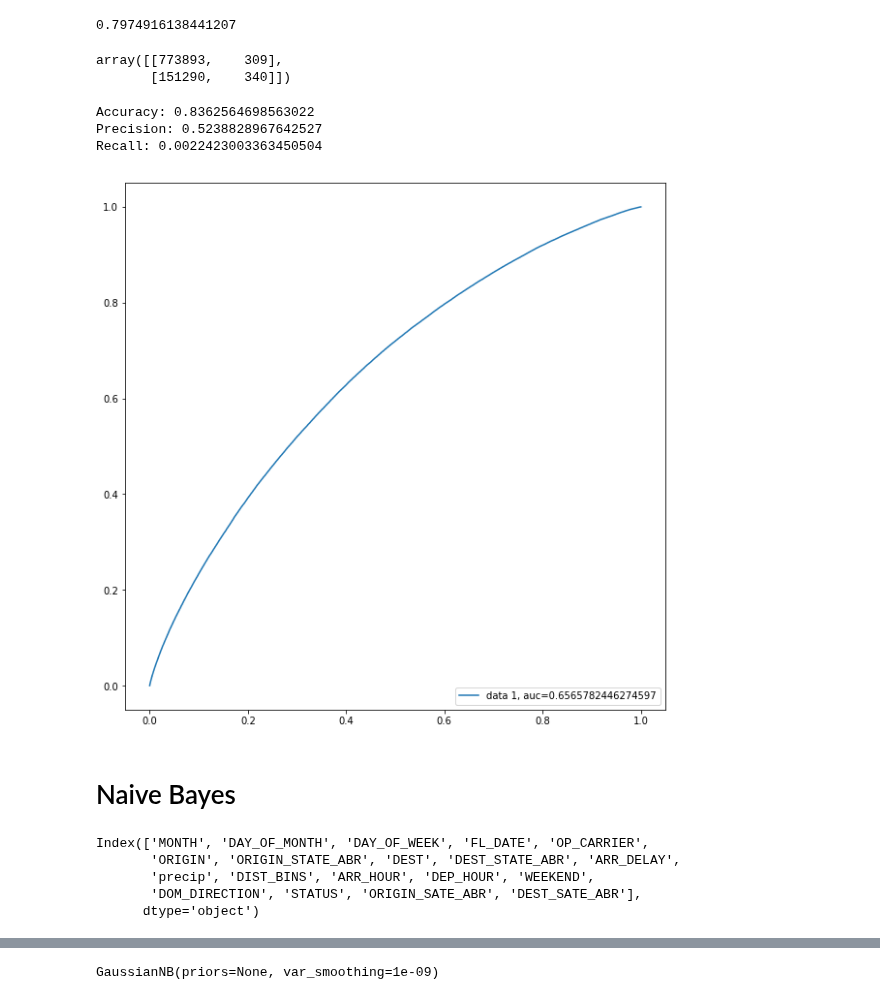
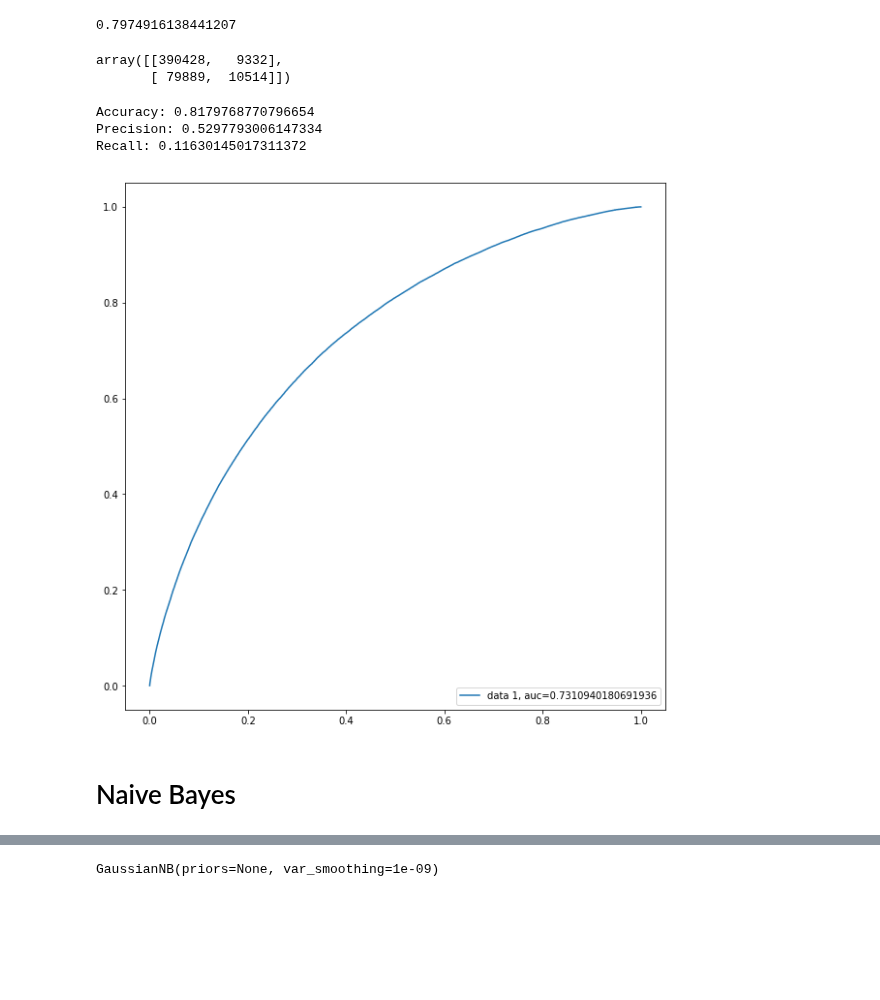
Before and after one commit to dmitriykats1/Springboard, a Jupyter notebook: Capstone1/Modeling.ipynb, the cells around one changed output, grey strips where cells are left out. Cells and saved outputs as stored; diff of their text form; code cells hidden in the pictures; blank space fills up the shorter version.

```diff
--- a/Capstone1/Modeling.ipynb
+++ b/Capstone1/Modeling.ipynb
@@ -662,9 +859,11 @@ X=X_final
+# %%
+X_log_reg=log_reg.drop(columns='STATUS')
 # %%
-Xlr, Xtestlr, ylr, ytestlr = train_test_split(X, y, test_size=0.3, random_state=5)
+Xlr, Xtestlr, ylr, ytestlr = train_test_split(X_log_reg, y_log_reg, test_size=0.2, random_state=42)
 # %%
-clf = LogisticRegression(solver='liblinear')
+clf_lr = LogisticRegression(solver='liblinear')
 # %%
-clf.fit(Xlr, ylr)
+clf_lr.fit(Xlr, ylr)
 # %% [output]
 LogisticRegression(C=1.0, class_weight=None, dual=False, fit_intercept=True,
           intercept_scaling=1, max_iter=100, multi_class='warn',
@@ -694,39 +893,31 @@ print(score)
 0.7974916138441207
 # %%
 from sklearn import metrics
-cnf_matrix = metrics.confusion_matrix(ytestlr, y_pred)
+cnf_matrix = metrics.confusion_matrix(ytestlr, y_pred_lr)
 cnf_matrix
 # %% [output]
-array([[773893,    309],
-       [151290,    340]])
+array([[390428,   9332],
+       [ 79889,  10514]])
 # %%
-print("Accuracy:",metrics.accuracy_score(ytestlr, clf.predict(Xtestlr)))
-print("Precision:",metrics.precision_score(ytestlr, clf.predict(Xtestlr)))
-print("Recall:",metrics.recall_score(ytestlr, clf.predict(Xtestlr)))
+print("Accuracy:",metrics.accuracy_score(ytestlr, y_pred_lr))
+print("Precision:",metrics.precision_score(ytestlr, y_pred_lr))
+print("Recall:",metrics.recall_score(ytestlr, y_pred_lr))
 # %% [output]
-Accuracy: 0.8362564698563022
-Precision: 0.5238828967642527
-Recall: 0.0022423003363450504
+Accuracy: 0.8179768770796654
+Precision: 0.5297793006147334
+Recall: 0.11630145017311372
 # %%
 import matplotlib.pyplot as plt
 import matplotlib
 matplotlib.rcParams['figure.figsize'] = (10, 10)
 # %%
-y_pred_proba = clf.predict_proba(Xtestlr)[::,1]
+y_pred_proba = clf_lr.predict_proba(Xtestlr)[::,1]
 fpr, tpr, _ = metrics.roc_curve(ytestlr,  y_pred_proba)
 auc = metrics.roc_auc_score(ytestlr, y_pred_proba)
 plt.plot(fpr,tpr,label="data 1, auc="+str(auc))
 plt.legend(loc=4)
 plt.show()
 # %% [output]
-[figure, old version]
+[figure, new version]
 # %% [markdown]
 # Naive Bayes
-# %%
-name.columns
-# %% [output]
-Index(['MONTH', 'DAY_OF_MONTH', 'DAY_OF_WEEK', 'FL_DATE', 'OP_CARRIER',
-       'ORIGIN', 'ORIGIN_STATE_ABR', 'DEST', 'DEST_STATE_ABR', 'ARR_DELAY',
-       'precip', 'DIST_BINS', 'ARR_HOUR', 'DEP_HOUR', 'WEEKEND',
-       'DOM_DIRECTION', 'STATUS', 'ORIGIN_SATE_ABR', 'DEST_SATE_ABR'],
-      dtype='object')
```
Also changed, not shown: parts of 102 cells of this notebook.
